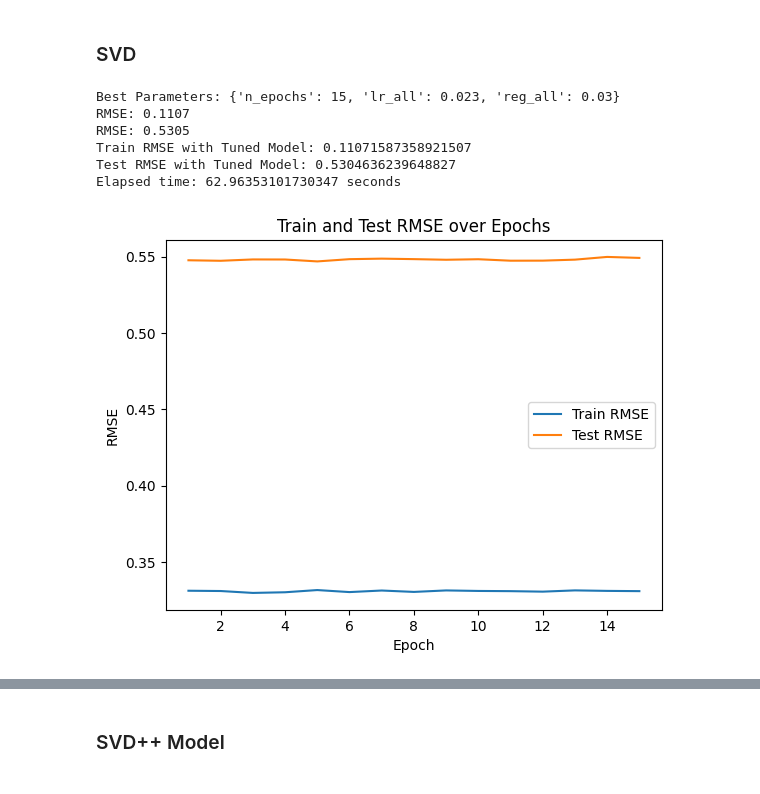
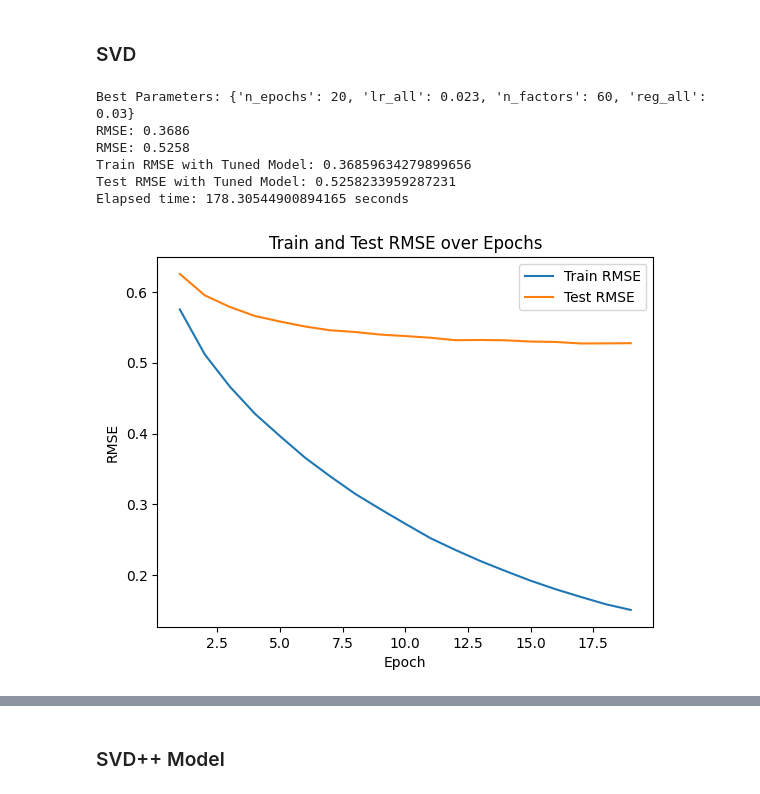
Before and after one commit to junyuelin/recom_proj, a Jupyter notebook: Digital_Music_Recom.ipynb, the cells around one changed output, grey strips where cells are left out. Cells and saved outputs as stored; diff of their text form; code cells hidden in the pictures.

```diff
--- a/Digital_Music_Recom.ipynb
+++ b/Digital_Music_Recom.ipynb
@@ -75,7 +75,7 @@ data = Dataset.load_from_df(df[['reviewerID', 'asin', 'overall']], reader)
 
 trainset, testset = train_test_split(data, test_size=0.2, random_state=42)
 
-param_grid = {'n_epochs': [5, 10, 15], 'lr_all': [0.015, 0.02, 0.023],
+param_grid = {'n_epochs': [10, 15, 20], 'lr_all': [0.015, 0.02, 0.023], 'n_factors': [40, 50, 60],
               'reg_all': [0.03, 0.02, 0.01]}
 
 gs = GridSearchCV(SVD, param_grid, measures=['rmse'], cv=3)
@@ -108,39 +108,38 @@ end_time = time.time()
 elapsed_time = end_time - start_time
 print("Elapsed time:", elapsed_time, "seconds")
 # %% [output]
-Best Parameters: {'n_epochs': 15, 'lr_all': 0.023, 'reg_all': 0.03}
-RMSE: 0.1107
-RMSE: 0.5305
-Train RMSE with Tuned Model: 0.11071587358921507
-Test RMSE with Tuned Model: 0.5304636239648827
-Elapsed time: 62.96353101730347 seconds
+Best Parameters: {'n_epochs': 20, 'lr_all': 0.023, 'n_factors': 60, 'reg_all': 0.03}
+RMSE: 0.3686
+RMSE: 0.5258
+Train RMSE with Tuned Model: 0.36859634279899656
+Test RMSE with Tuned Model: 0.5258233959287231
+Elapsed time: 178.30544900894165 seconds
 # %%
 import matplotlib.pyplot as plt
-
-model = SVD(n_epochs=15, lr_all=0.01, reg_all=0.02, verbose=False)
 
 train_rmse_values = []
 test_rmse_values = []
 
-for epoch in range(1, model.n_epochs + 1):
+for epoch in range(1, 20):
+    model = SVD(n_epochs=epoch, lr_all=0.023, n_factors= 80, reg_all=0.02, verbose=False)
     model.fit(trainset)
 
     train_predictions = model.test(trainset.build_testset())
     train_rmse = accuracy.rmse(train_predictions, verbose=False)
     train_rmse_values.append(train_rmse)
 
     test_predictions = model.test(testset)
     test_rmse = accuracy.rmse(test_predictions, verbose=False)
     test_rmse_values.append(test_rmse)
 
 epochs = range(1, model.n_epochs + 1)
 plt.plot(epochs, train_rmse_values, label='Train RMSE')
 plt.plot(epochs, test_rmse_values, label='Test RMSE')
 plt.xlabel('Epoch')
 plt.ylabel('RMSE')
 plt.title('Train and Test RMSE over Epochs')
 plt.legend()
 plt.show()
 # %% [output]
-[figure, old version]
+[figure, new version]
 # %% [markdown]
```
Also changed, not shown: parts of 4 cells of this notebook.
